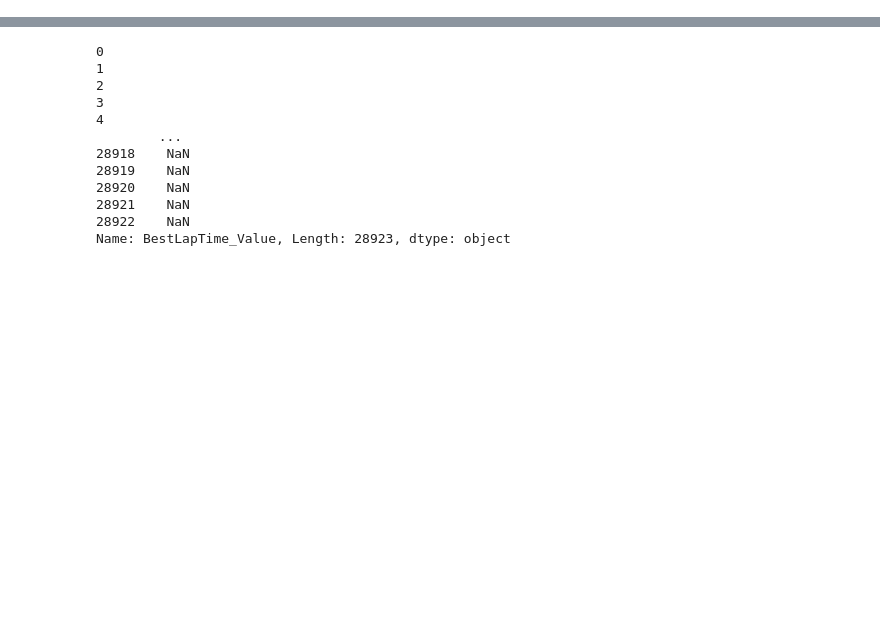
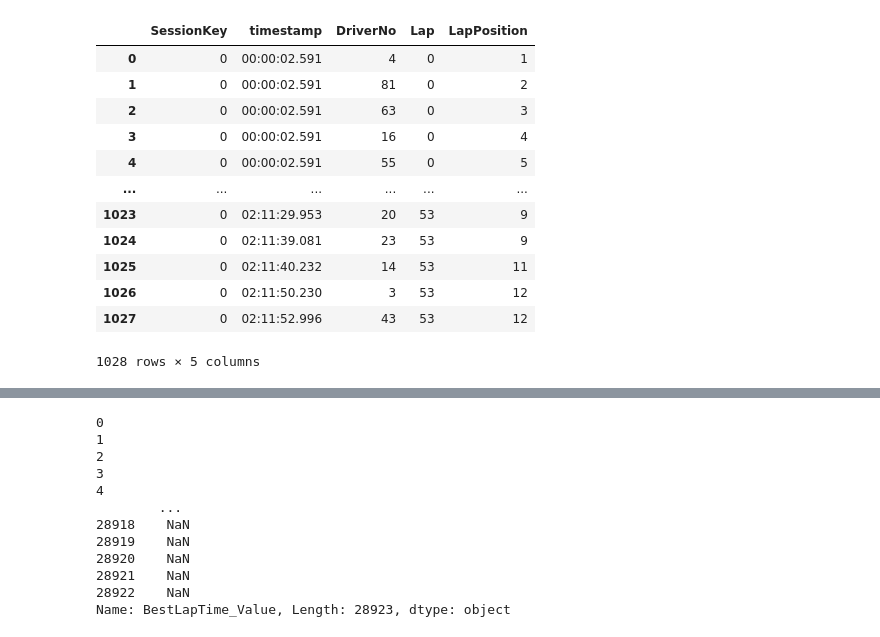
Before and after one commit to GoktugOcal/f1-data-ingestion, a Jupyter notebook: dev.ipynb, the cells around one changed output, grey strips where cells are left out. Cells and saved outputs as stored; diff of their text form; code cells hidden in the pictures; blank space fills up the shorter version.

```diff
--- a/dev.ipynb
+++ b/dev.ipynb
@@ -31,3 +93,45 @@ data
+# %%
+records = []
+for ts, ts_value in data.items():
+    for driver_no, driver_data in ts_value.items():
+        if isinstance(driver_data["LapPosition"], list):
+            for position in driver_data["LapPosition"]:
+                record = {
+                        "SessionKey" : 0,
+                        "timestamp" : ts,
+                        "DriverNo" : driver_no,
+                        "Lap" : 0,
+                        "LapPosition" : position
+                    }
+                records.append(record)
+
+
+        elif isinstance(driver_data["LapPosition"], dict):
+            for lap, position in driver_data["LapPosition"].items():
+                record = {
+                        "SessionKey" : 0,
+                        "timestamp" : ts,
+                        "DriverNo" : driver_no,
+                        "Lap" : lap,
+                        "LapPosition" : position
+                    }
+                records.append(record)
+
+pd.DataFrame(records)
+# %% [output]
+|  | SessionKey | timestamp | DriverNo | Lap | LapPosition |
+| 0 | 0 | 00:00:02.591 | 4 | 0 | 1 |
+| 1 | 0 | 00:00:02.591 | 81 | 0 | 2 |
+| 2 | 0 | 00:00:02.591 | 63 | 0 | 3 |
+| 3 | 0 | 00:00:02.591 | 16 | 0 | 4 |
+| 4 | 0 | 00:00:02.591 | 55 | 0 | 5 |
+| ... | ... | ... | ... | ... | ... |
+| 1023 | 0 | 02:11:29.953 | 20 | 53 | 9 |
+| 1024 | 0 | 02:11:39.081 | 23 | 53 | 9 |
+| 1025 | 0 | 02:11:40.232 | 14 | 53 | 11 |
+| 1026 | 0 | 02:11:50.230 | 3 | 53 | 12 |
+| 1027 | 0 | 02:11:52.996 | 43 | 53 | 12 |
+1028 rows × 5 columns
 # %%
 def parse_helper(info, record, prefix=""):
     for info_k, info_v in info.items():
```
Also changed, not shown: parts of 5 cells of this notebook, 3 other files.
